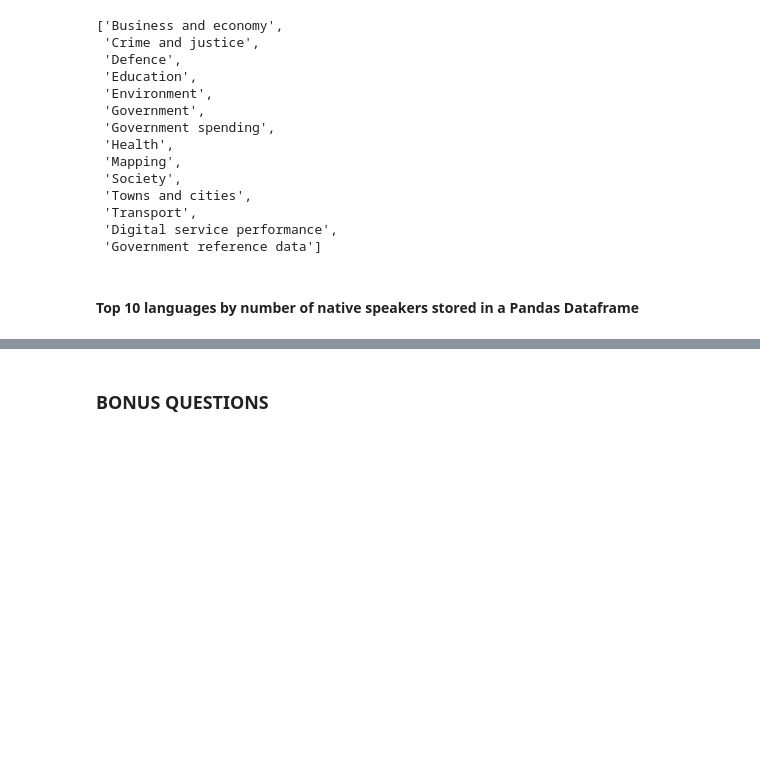
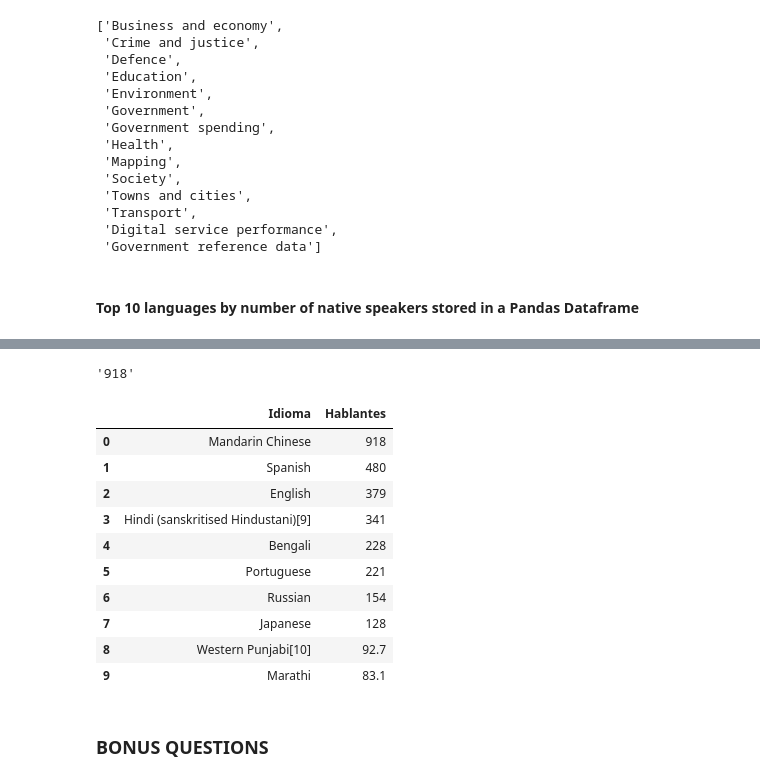
Before and after one commit to Ironhack-Data-Madrid-Marzo-2021/lab-web-scraping, a Jupyter notebook: your-code/main.ipynb, the cells around one changed output, grey strips where cells are left out. Drawn from its saved outputs; the diff is of its cells as text; code cells hidden in the pictures; blank space fills up the shorter version.

```diff
--- a/your-code/main.ipynb
+++ b/your-code/main.ipynb
@@ -383,4 +399,10 @@ list_data_uk
 #### Top 10 languages by number of native speakers stored in a Pandas Dataframe
 # %%
 # This is the url you will scrape in this exercise
-url = 'https://en.wikipedia.org/wiki/List_of_languages_by_number_of_native_speakers'
+url_nat = 'https://en.wikipedia.org/wiki/List_of_languages_by_number_of_native_speakers'
+html_nat = requests.get(url_nat)
+soup_nat = BeautifulSoup(html_nat.content,"html.parser")
+
+tabla = soup_nat.select("table")[1]
+filas = tabla.find_all("tr")
+filas[1]
@@ -389,3 +423,34 @@ url = 'https://en.wikipedia.org/wiki/List_of_languages_by_number_of_native_speak
+# %%
+filas[1].select("td")[2].text.strip()
+# %% [output]
+'918'
+# %%
+lista_idiomas = []
+
+for i in range(1,11):
+
+    idiom = {
+        "Idioma" : filas[i].select("td")[1].text.strip(),
+        "Hablantes" : filas[i].select("td")[2].text.strip()
+    }
+    lista_idiomas.append(idiom)
+
+lista_idiomas
+
+df_hablados = pd.DataFrame(lista_idiomas)
+df_hablados
+# %% [output]
+|  | Idioma | Hablantes |
+| 0 | Mandarin Chinese | 918 |
+| 1 | Spanish | 480 |
+| 2 | English | 379 |
+| 3 | Hindi (sanskritised Hindustani)[9] | 341 |
+| 4 | Bengali | 228 |
+| 5 | Portuguese | 221 |
+| 6 | Russian | 154 |
+| 7 | Japanese | 128 |
+| 8 | Western Punjabi[10] | 92.7 |
+| 9 | Marathi | 83.1 |
 # %% [markdown]
 ### BONUS QUESTIONS
 # %% [markdown]
```
Also changed, not shown: parts of 21 cells of this notebook.
